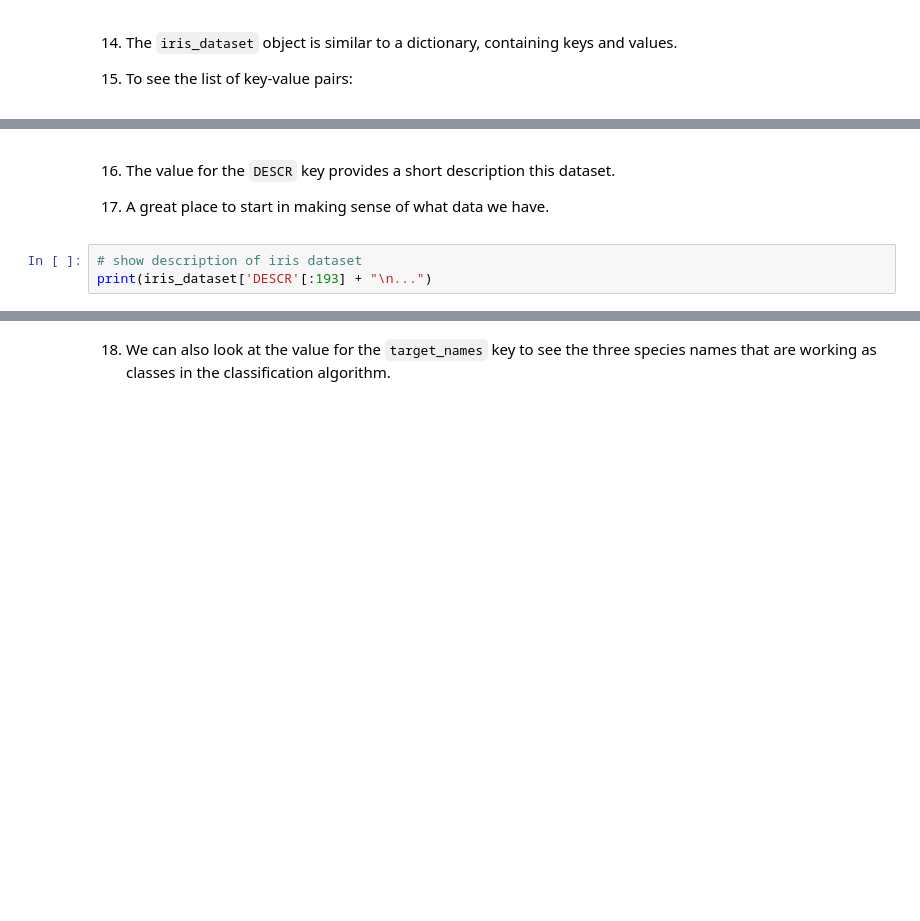
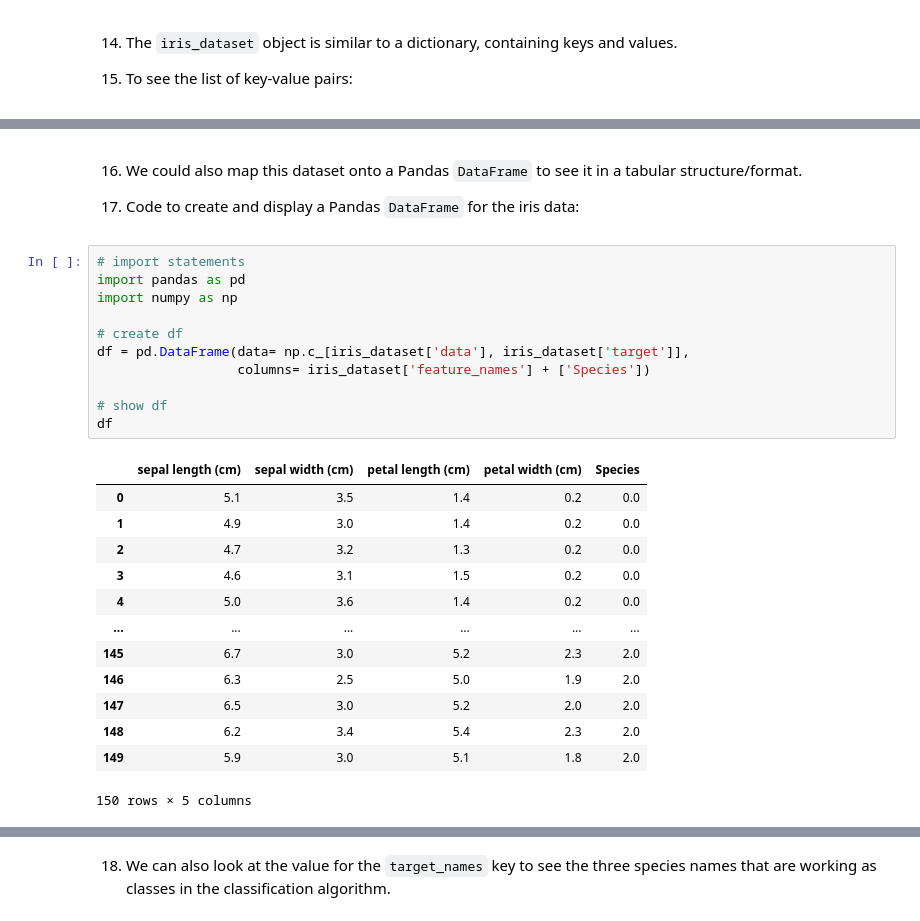
Before and after one commit to kwaldenphd/machine-learning-intro, a Jupyter notebook: python_ml_intro_procedure.ipynb, the cells around one changed output, grey strips where cells are left out. Cells and saved outputs as stored; diff of their text form; blank space fills up the shorter version.

```diff
--- a/python_ml_intro_procedure.ipynb
+++ b/python_ml_intro_procedure.ipynb
@@ -86,7 +120,29 @@ print("Keys of iris_dataset: \n{}".format(iris_dataset.keys()))
-# %% [markdown]
-16. The value for the `DESCR` key provides a short description this dataset.
-
-17. A great place to start in making sense of what data we have.
-# %%
-# show description of iris dataset
-print(iris_dataset['DESCR'[:193] + "\n...")
+# %% [markdown]
+16. We could also map this dataset onto a Pandas `DataFrame` to see it in a tabular structure/format.
+
+17. Code to create and display a Pandas `DataFrame` for the iris data:
+# %%
+# import statements
+import pandas as pd
+import numpy as np
+
+# create df
+df = pd.DataFrame(data= np.c_[iris_dataset['data'], iris_dataset['target']],
+                  columns= iris_dataset['feature_names'] + ['Species'])
+
+# show df
+df
+# %% [output]
+|  | sepal length (cm) | sepal width (cm) | petal length (cm) | petal width (cm) | Species |
+| 0 | 5.1 | 3.5 | 1.4 | 0.2 | 0.0 |
+| 1 | 4.9 | 3.0 | 1.4 | 0.2 | 0.0 |
+| 2 | 4.7 | 3.2 | 1.3 | 0.2 | 0.0 |
+| 3 | 4.6 | 3.1 | 1.5 | 0.2 | 0.0 |
+| 4 | 5.0 | 3.6 | 1.4 | 0.2 | 0.0 |
+| ... | ... | ... | ... | ... | ... |
+| 145 | 6.7 | 3.0 | 5.2 | 2.3 | 2.0 |
+| 146 | 6.3 | 2.5 | 5.0 | 1.9 | 2.0 |
+| 147 | 6.5 | 3.0 | 5.2 | 2.0 | 2.0 |
+| 148 | 6.2 | 3.4 | 5.4 | 2.3 | 2.0 |
+| 149 | 5.9 | 3.0 | 5.1 | 1.8 | 2.0 |
+150 rows × 5 columns
```
Also changed, not shown: parts of 22 cells of this notebook.
